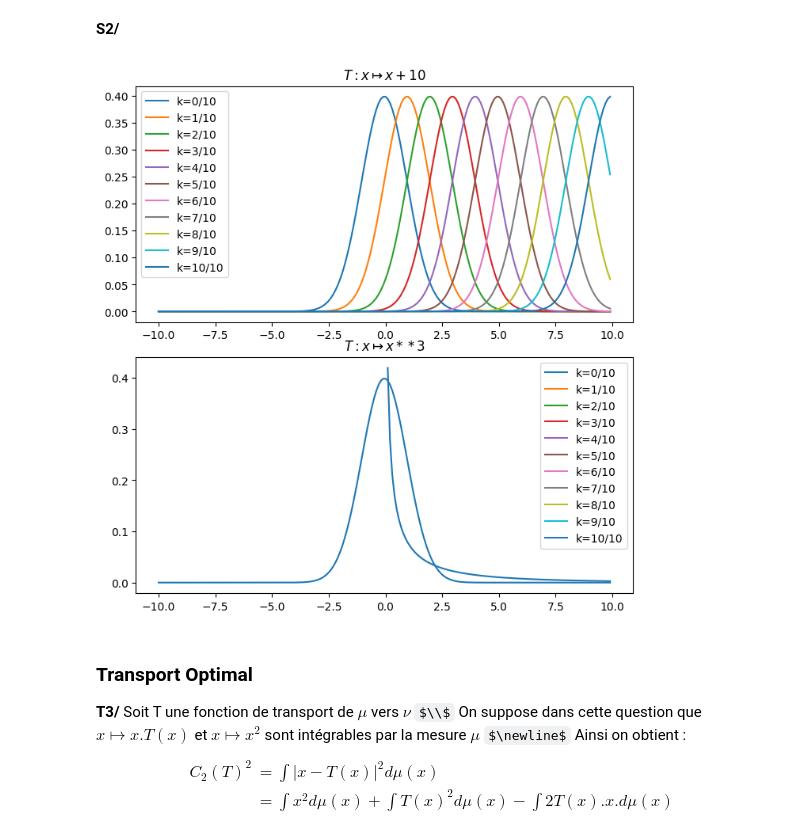
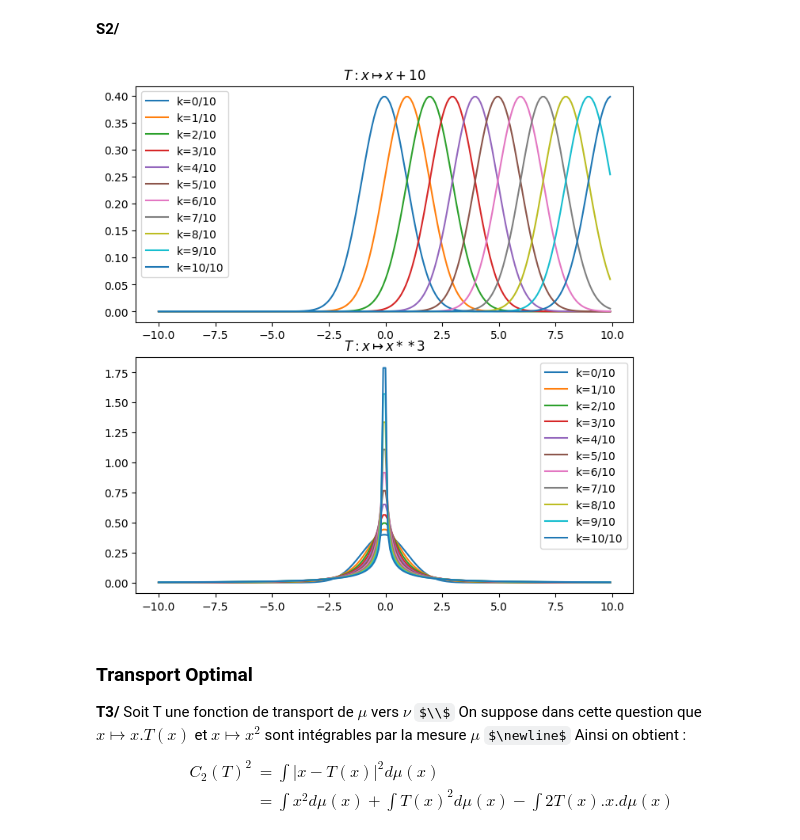
Before and after one commit to AI-ELka/Displacement_convexity_proj, a Jupyter notebook: Main.ipynb, the cells around one changed output. Drawn from its saved outputs; the diff is of its cells as text; code cells hidden in the pictures; some formulas as TeX source.

```diff
--- a/Main.ipynb
+++ b/Main.ipynb
@@ -161,36 +161,40 @@ def fonctionInverse1T(t,x):
     return x-10*t
 def fonctionInverse2T(t,x):
     if t==0:
         return x
     a=t
     c=1-t
     d=-x
-    first = (-d/(2*a)+np.sqrt((-d/(2*a))**2+(c/(3*a))**3))**(1/3)
-    second = (-d/(2*a)-np.sqrt((-d/(2*a))**2+(c/(3*a))**3))**(1/3)
+    first = rac3(-d/(2*a)+np.sqrt((-d/(2*a))**2+(c/(3*a))**3))
+    second = rac3(-d/(2*a)-np.sqrt((-d/(2*a))**2+(c/(3*a))**3))
     return first + second
+def rac3(x):
+    if(x<0):
+        return -(-x)**(1/3)
+    return x**(1/3)
 
 def mass(a,b,inv):
     a = inv(a)
     b = inv(b)
     return (sps.norm.cdf(b)-sps.norm.cdf(a))
 
 def Tt(x,t,T):
     return (1-t)*x+t*T(x)
 
 for k in range(0,11):
     res = [mass(i,i+eps,lambda x:fonctionInverse1T(k/10,x))/eps for i in seg]
     ax1.plot(seg,res,label="k="+str(k)+"/10")
 ax1.title.set_text("$T : x \mapsto x+10$")
 
 for k in range(0,11):
     res = [mass(i,i+eps,lambda x:fonctionInverse2T(k/10,x))/eps for i in seg]
     ax2.plot(seg,res,label="k="+str(k)+"/10")
 ax2.title.set_text("$T : x \mapsto x**3$")
 ax1.legend()
 ax2.legend()
 plt.show()
 # %% [output]
-[figure, old version]
+[figure, new version]
 # %% [markdown]
 ### Transport Optimal
 
```
